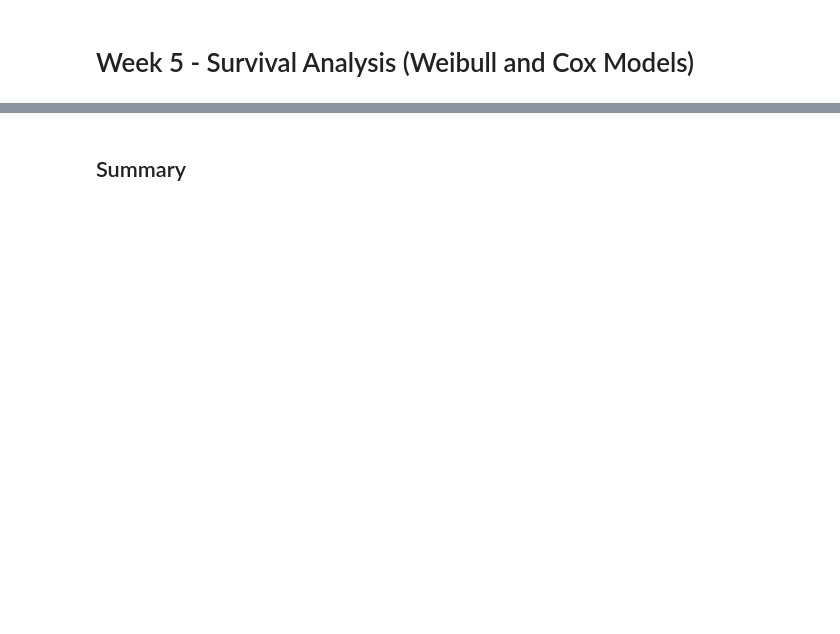
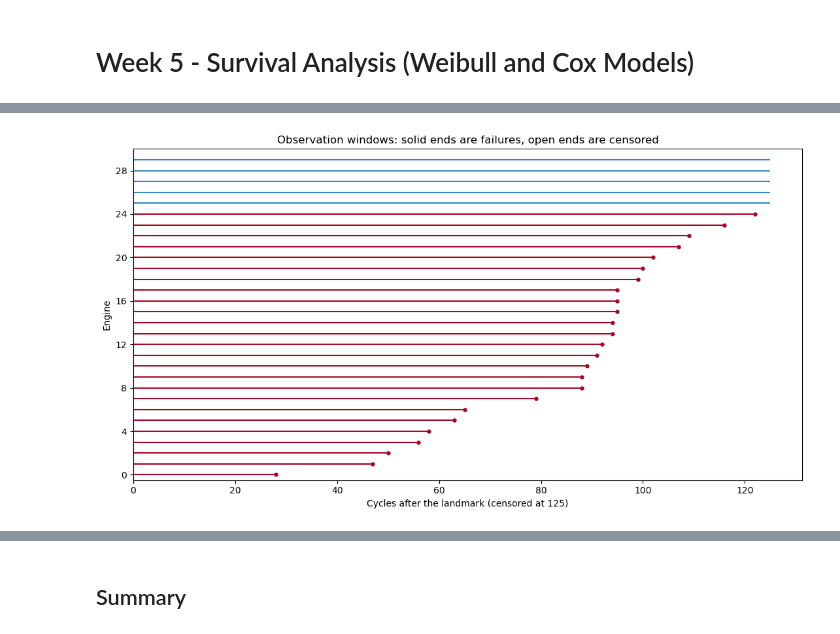
Before and after one commit to Wellbek/NASA-Turbofan-Twin, a Jupyter notebook: notebooks/05_survival_analysis.ipynb, the cells around one changed output, grey strips where cells are left out. Saved outputs shown, nothing was run; the diff lists cells and outputs as text; code cells hidden in the pictures; blank space fills up the shorter version.

```diff
--- a/notebooks/05_survival_analysis.ipynb
+++ b/notebooks/05_survival_analysis.ipynb
@@ -323,0 +63,17 @@ plt.show()
+# %%
+cleaned = pd.read_csv('../data/silver/cmapss/FD001_cleaned.csv')
+splits = load_splits()
+
+print(f"Landmark: cycle {survival.LANDMARK}")
+print(f"Covariate window: {survival.WINDOW} cycles ending at the landmark")
+print(f"Follow-up horizon: {survival.HORIZON} cycles")
+
+frame = build_landmark_frame(cleaned)
+
+print(f"\nEngines surviving to the landmark: {len(frame)} of "
+      f"{cleaned['engine_id'].nunique()}")
+print(f"Observed failures: {int(frame['event'].sum())}")
+print(f"Right censored:    {int((frame['event'] == 0).sum())}")
+print(f"Duration: min {frame['duration'].min()}, "
+      f"median {int(frame['duration'].median())}, max {frame['duration'].max()}")
+frame[['engine_id', 'duration', 'event']].head()
@@ -323,0 +95,15 @@ plt.show()
+# %%
+# Split by engine, using the same artifact as every other notebook.
+train_f = frame[frame['engine_id'].isin(splits['train'])]
+val_f = frame[frame['engine_id'].isin(splits['val'])]
+test_f = frame[frame['engine_id'].isin(splits['test'])]
+
+print(f"Train: {len(train_f)}  Val: {len(val_f)}  Test: {len(test_f)} engines")
+
+# Covariates are chosen on the training engines only. Both lifelines models are
+# penalised but still struggle with dozens of collinear sensor summaries over
+# 70 rows, so the set is kept small on purpose.
+covariates = select_covariates(train_f, max_features=10)
+print(f"\nSelected {len(covariates)} covariates:")
+for c in covariates:
+    print(f"  {c}")
@@ -323,0 +124,11 @@ plt.show()
+# %%
+fig, ax = plt.subplots(figsize=(11, 6))
+sample = train_f.head(30).reset_index(drop=True)
+plot_lifetimes(sample['duration'], event_observed=sample['event'], ax=ax)
+ax.set_xlabel(f'Cycles after the landmark (censored at {survival.HORIZON})')
+ax.set_ylabel('Engine')
+ax.set_title('Observation windows: solid ends are failures, open ends are censored')
+plt.tight_layout()
+plt.show()
+# %% [output]
+[figure, added]
```
Also changed, not shown: parts of 28 cells of this notebook, 4 other files.
